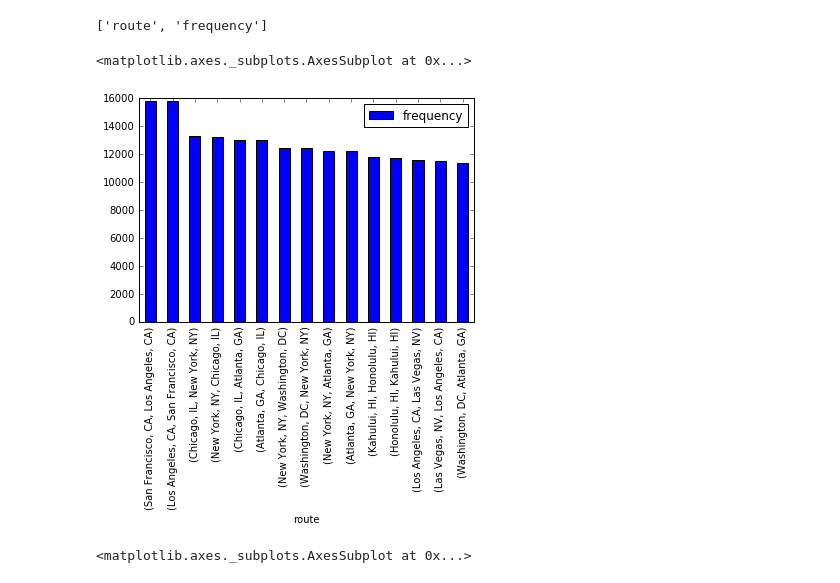
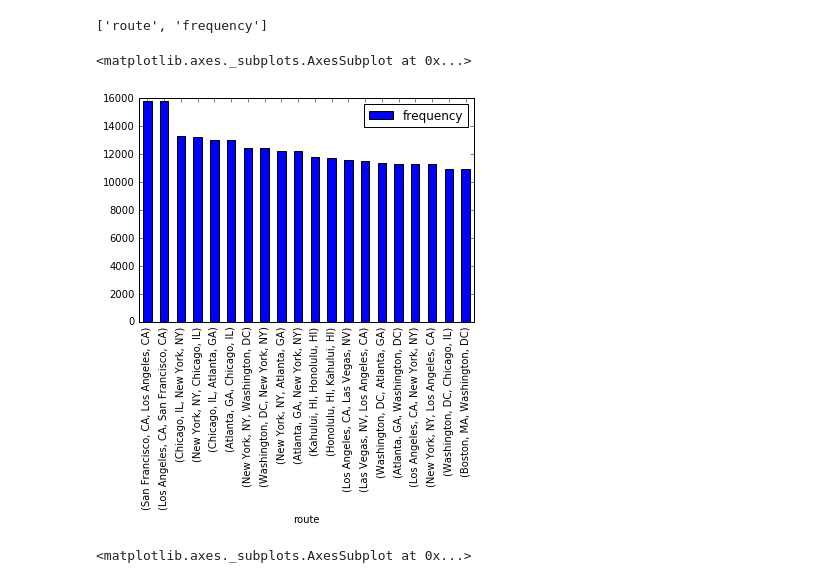
Before and after one commit to junoyiyi/transtats_flight, a Jupyter notebook: airlines.py.ipynb, the cells around one changed output. Cells and saved outputs as stored; diff of their text form; code cells hidden in the pictures.

Commit message:
visualization

```diff
--- a/airlines.py.ipynb
+++ b/airlines.py.ipynb
@@ -152,10 +159,10 @@ list(flight_city_list_df.columns.values)
 # %% [output]
 ['route', 'frequency']
 # %%
-flight_city_list_df[:15].plot(kind='bar',x='route')
+flight_city_list_df[:20].plot(kind='bar',x='route')
 # %% [output]
 <matplotlib.axes._subplots.AxesSubplot at 0x...>
-[figure, old version]
+[figure, new version]
 # %%
 #2. What carrier has flown the 3rd most number of flights? How many?
 #outsourcing carrier
```
Also changed, not shown: parts of 26 cells of this notebook.
